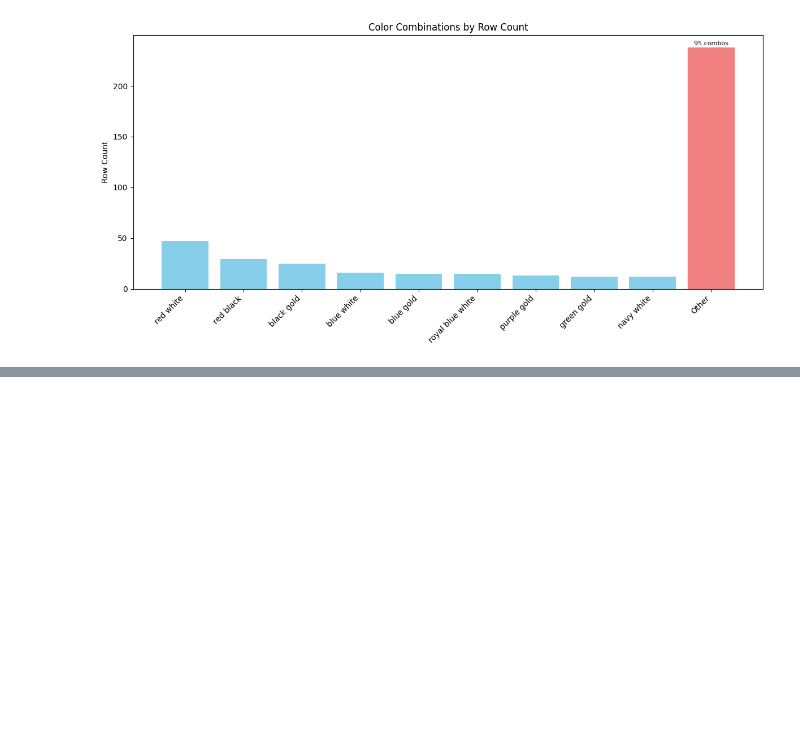
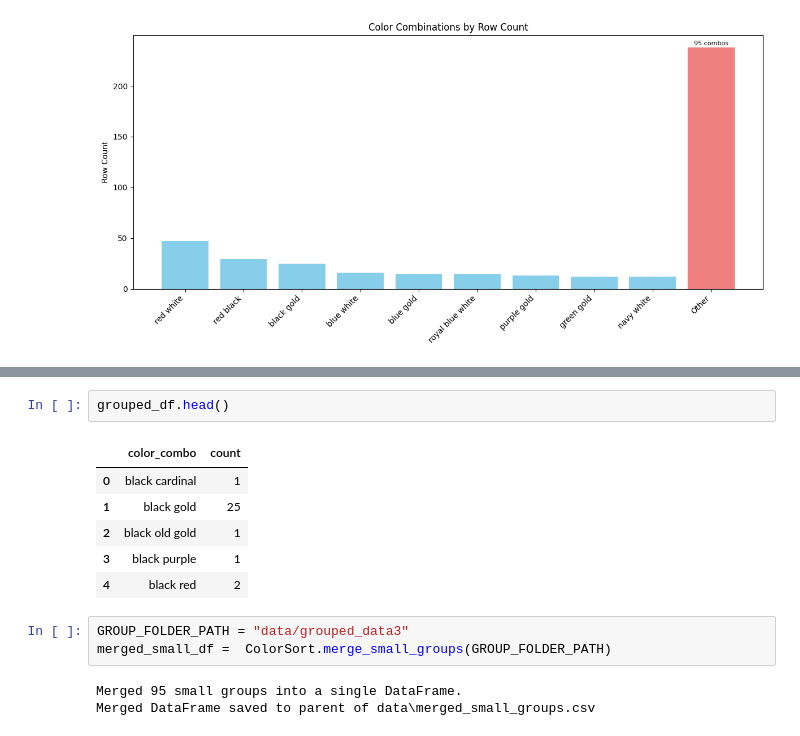
Before and after one commit to Ahnaf19/school-scraper, a Jupyter notebook: school_scraping.ipynb, the cells around one changed output, grey strips where cells are left out. Cells and saved outputs as stored; diff of their text form; blank space fills up the shorter version.

```diff
--- a/school_scraping.ipynb
+++ b/school_scraping.ipynb
@@ -522,0 +547,15 @@ Grouped CSV files saved to data/grouped_data3
+# %%
+grouped_df.head()
+# %% [output]
+|  | color_combo | count |
+| 0 | black cardinal | 1 |
+| 1 | black gold | 25 |
+| 2 | black old gold | 1 |
+| 3 | black purple | 1 |
+| 4 | black red | 2 |
+# %%
+GROUP_FOLDER_PATH = "data/grouped_data3"
+merged_small_df =  ColorSort.merge_small_groups(GROUP_FOLDER_PATH)
+# %% [output]
+Merged 95 small groups into a single DataFrame.
+Merged DataFrame saved to parent of data\merged_small_groups.csv
```
Also changed, not shown: parts of 4 cells of this notebook, 2 other files.
